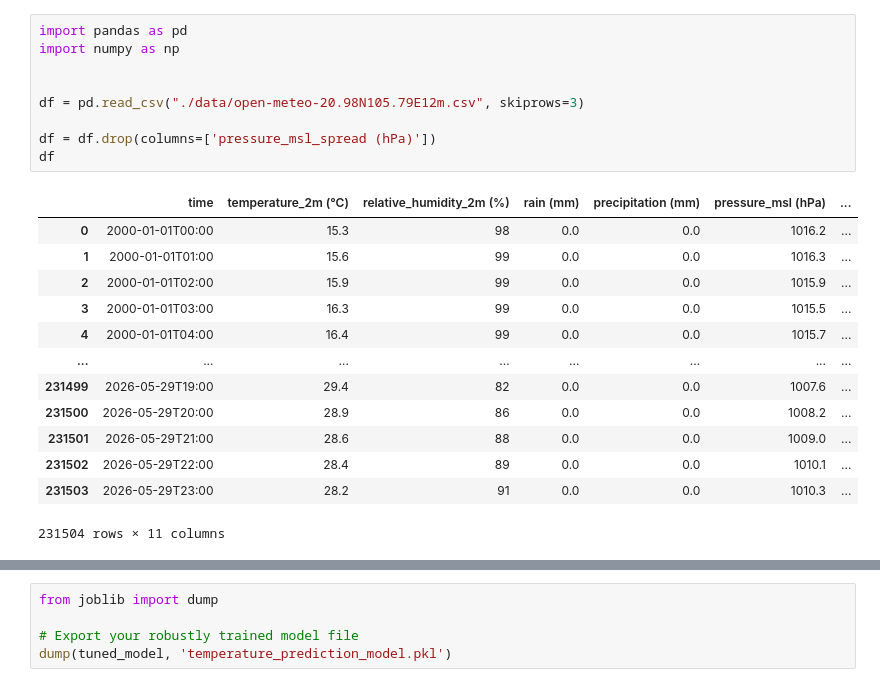
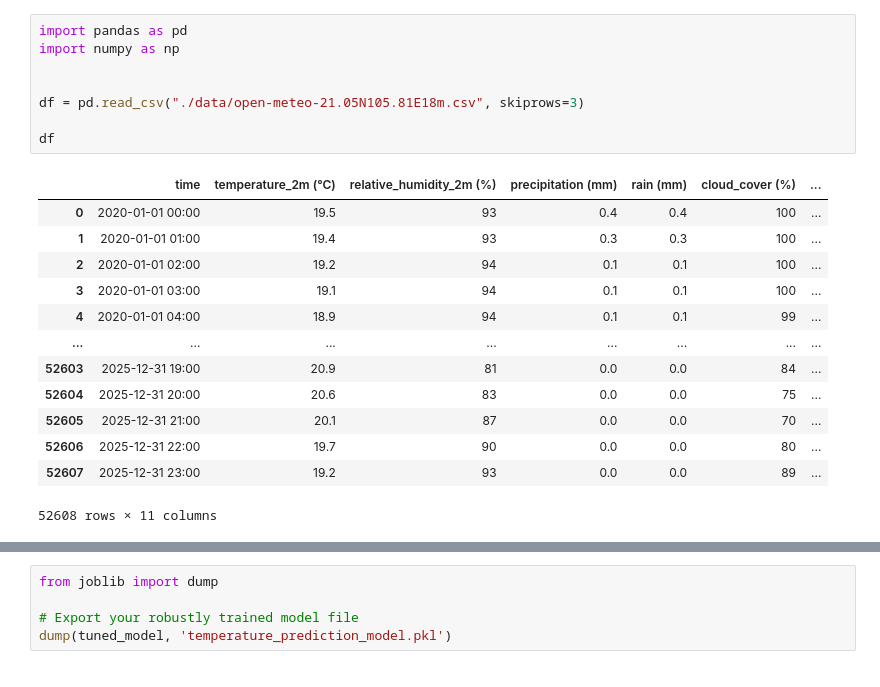
Before and after one commit to NamTe/MLE501_MSA36HN, a Jupyter notebook: temperature_prediction.ipynb, the cells around one changed output, grey strips where cells are left out. Drawn from its saved outputs; the diff is of its cells as text.

```diff
--- a/temperature_prediction.ipynb
+++ b/temperature_prediction.ipynb
@@ -1,26 +1,25 @@
 # %%
 import pandas as pd
 import numpy as np
 
 
-df = pd.read_csv("./data/open-meteo-20.98N105.79E12m.csv", skiprows=3)
+df = pd.read_csv("./data/open-meteo-21.05N105.81E18m.csv", skiprows=3)
 
-df = df.drop(columns=['pressure_msl_spread (hPa)'])
 df
 # %% [output]
-|  | time | temperature_2m (°C) | relative_humidity_2m (%) | rain (mm) | precipitation (mm) | pressure_msl (hPa) | ... |
-| 0 | 2000-01-01T00:00 | 15.3 | 98 | 0.0 | 0.0 | 1016.2 | ... |
-| 1 | 2000-01-01T01:00 | 15.6 | 99 | 0.0 | 0.0 | 1016.3 | ... |
-| 2 | 2000-01-01T02:00 | 15.9 | 99 | 0.0 | 0.0 | 1015.9 | ... |
-| 3 | 2000-01-01T03:00 | 16.3 | 99 | 0.0 | 0.0 | 1015.5 | ... |
-| 4 | 2000-01-01T04:00 | 16.4 | 99 | 0.0 | 0.0 | 1015.7 | ... |
+|  | time | temperature_2m (°C) | relative_humidity_2m (%) | precipitation (mm) | rain (mm) | cloud_cover (%) | ... |
+| 0 | 2020-01-01 00:00 | 19.5 | 93 | 0.4 | 0.4 | 100 | ... |
+| 1 | 2020-01-01 01:00 | 19.4 | 93 | 0.3 | 0.3 | 100 | ... |
+| 2 | 2020-01-01 02:00 | 19.2 | 94 | 0.1 | 0.1 | 100 | ... |
+| 3 | 2020-01-01 03:00 | 19.1 | 94 | 0.1 | 0.1 | 100 | ... |
+| 4 | 2020-01-01 04:00 | 18.9 | 94 | 0.1 | 0.1 | 99 | ... |
 | ... | ... | ... | ... | ... | ... | ... | ... |
-| 231499 | 2026-05-29T19:00 | 29.4 | 82 | 0.0 | 0.0 | 1007.6 | ... |
-| 231500 | 2026-05-29T20:00 | 28.9 | 86 | 0.0 | 0.0 | 1008.2 | ... |
-| 231501 | 2026-05-29T21:00 | 28.6 | 88 | 0.0 | 0.0 | 1009.0 | ... |
-| 231502 | 2026-05-29T22:00 | 28.4 | 89 | 0.0 | 0.0 | 1010.1 | ... |
-| 231503 | 2026-05-29T23:00 | 28.2 | 91 | 0.0 | 0.0 | 1010.3 | ... |
+| 52603 | 2025-12-31 19:00 | 20.9 | 81 | 0.0 | 0.0 | 84 | ... |
+| 52604 | 2025-12-31 20:00 | 20.6 | 83 | 0.0 | 0.0 | 75 | ... |
+| 52605 | 2025-12-31 21:00 | 20.1 | 87 | 0.0 | 0.0 | 70 | ... |
+| 52606 | 2025-12-31 22:00 | 19.7 | 90 | 0.0 | 0.0 | 80 | ... |
+| 52607 | 2025-12-31 23:00 | 19.2 | 93 | 0.0 | 0.0 | 89 | ... |
-231504 rows × 11 columns
+52608 rows × 11 columns
 # %%
 def clean_up_data(real_data):
     clean_data = real_data.copy(deep=True)
```
Also changed, not shown: parts of 9 cells of this notebook, 19 other files.
